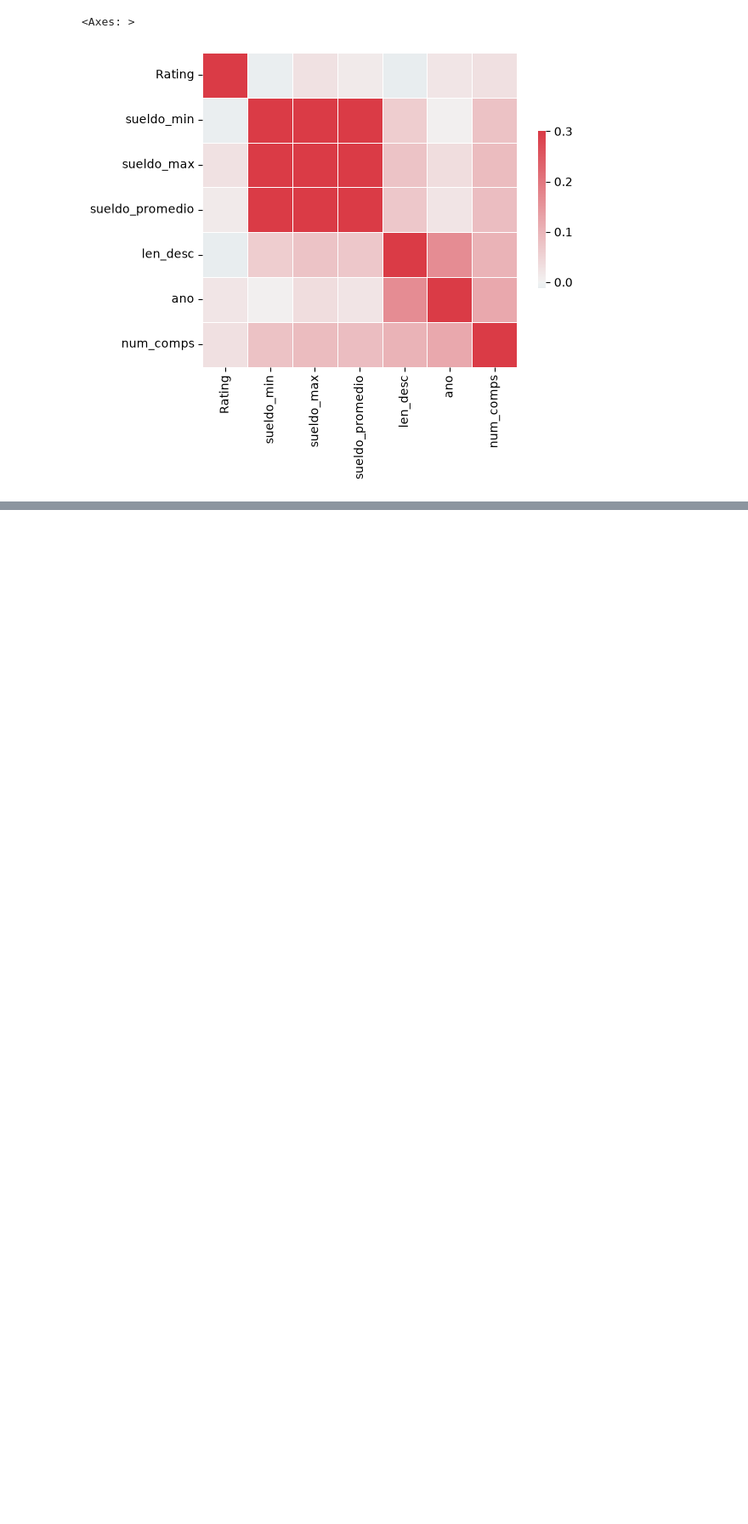
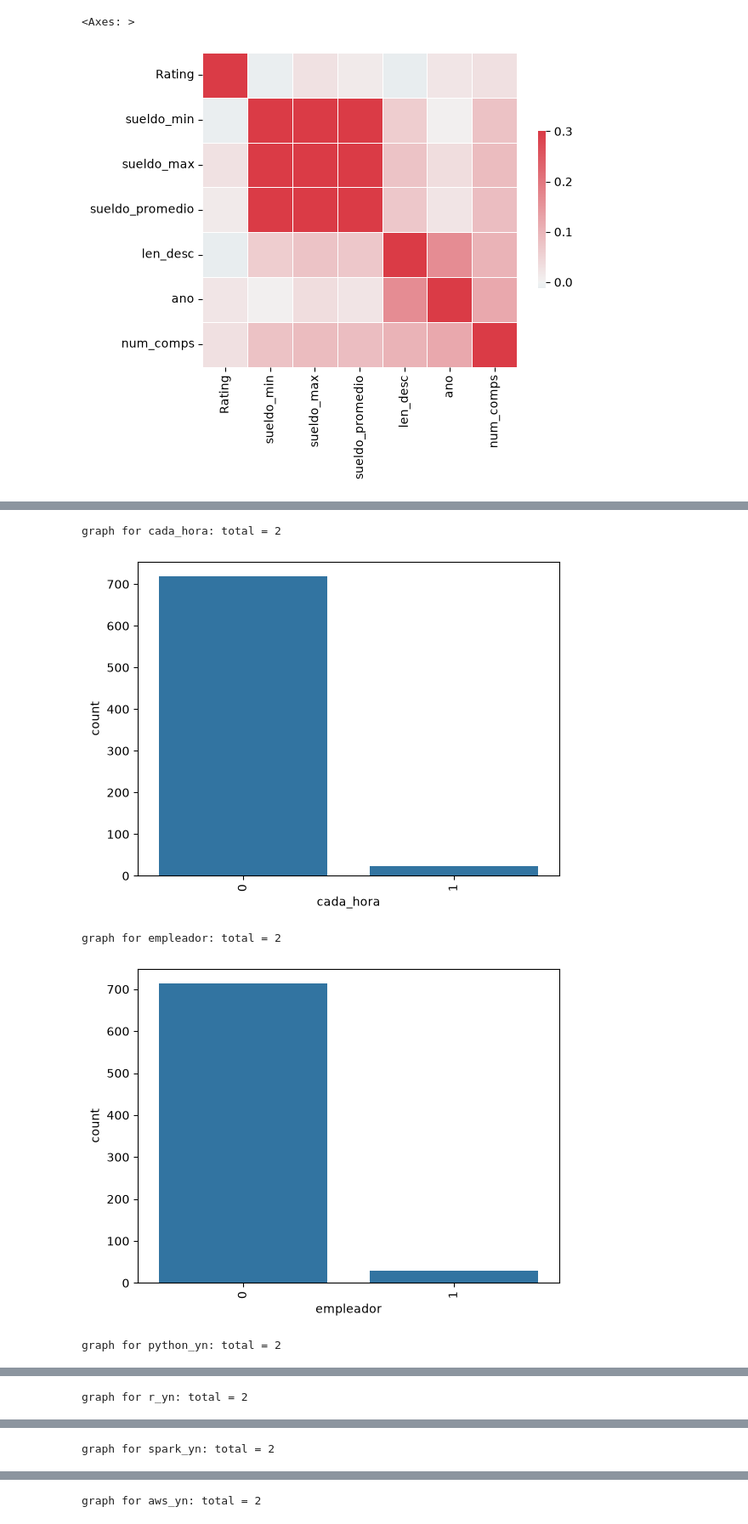
Before and after one commit to jp21bp/DS_Proyectos, a Jupyter notebook: 1_DSTrabajos/eda.ipynb, the cells around one changed output, grey strips where cells are left out. Shown at 85% size. Drawn from its saved outputs; the diff is of its cells as text; code cells hidden in the pictures; blank space fills up the shorter version.

```diff
--- a/1_DSTrabajos/eda.ipynb
+++ b/1_DSTrabajos/eda.ipynb
@@ -120,0 +146,15 @@ sns.heatmap(df[cuantitativa].corr(),vmax=.3, center=0, cmap=cmap,
+# %%
+### 1 bargraph para cada varaible binaria
+    # Enfoque: solo los primero 20 mejores
+for i in binario:
+    bin_num = df[i].value_counts()[:20]
+    print("graph for %s: total = %d" % (i, len(bin_num)))
+    chart = sns.barplot(x=bin_num.index, y=bin_num)
+    chart.set_xticklabels(chart.get_xticklabels(), rotation=90)
+    plt.show()
+# %% [output]
+graph for cada_hora: total = 2
+[figure, added]
+graph for empleador: total = 2
+[figure, added]
+graph for python_yn: total = 2
@@ -120,0 +162 @@ sns.heatmap(df[cuantitativa].corr(),vmax=.3, center=0, cmap=cmap,
+graph for r_yn: total = 2
@@ -120,0 +164 @@ sns.heatmap(df[cuantitativa].corr(),vmax=.3, center=0, cmap=cmap,
+graph for spark_yn: total = 2
@@ -120,0 +166 @@ sns.heatmap(df[cuantitativa].corr(),vmax=.3, center=0, cmap=cmap,
+graph for aws_yn: total = 2
```
Also changed, not shown: parts of 18 cells of this notebook.
